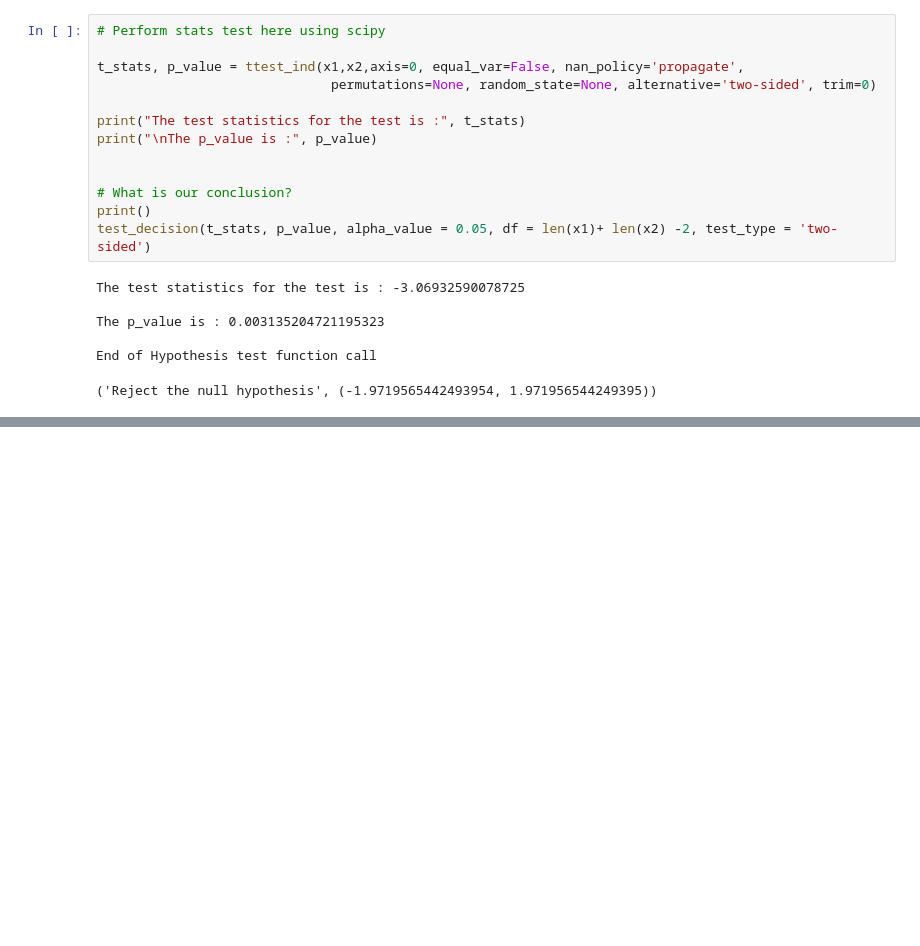
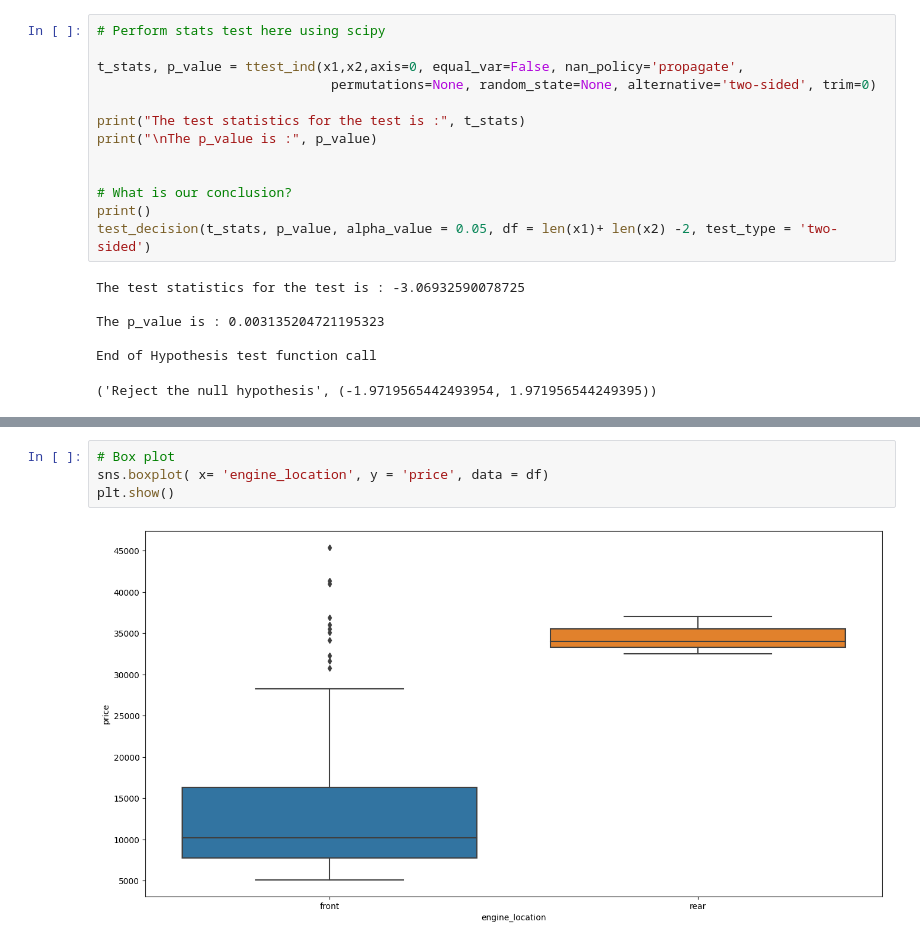
Before and after one commit to obeabi/Stats, a Jupyter notebook: AB_Test_ContinousOutcome.ipynb, the cells around one changed output, grey strips where cells are left out. Cells and saved outputs as stored; diff of their text form; blank space fills up the shorter version.

```diff
--- a/AB_Test_ContinousOutcome.ipynb
+++ b/AB_Test_ContinousOutcome.ipynb
@@ -436,0 +452,6 @@ End of Hypothesis test function call
+# %%
+# Box plot
+sns.boxplot( x= 'engine_location', y = 'price', data = df)
+plt.show()
+# %% [output]
+[figure, added]
```
Also changed, not shown: parts of 7 cells of this notebook.
